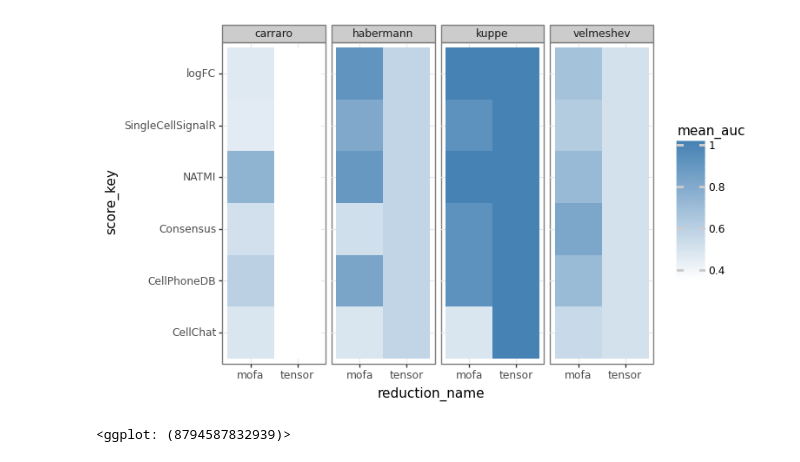
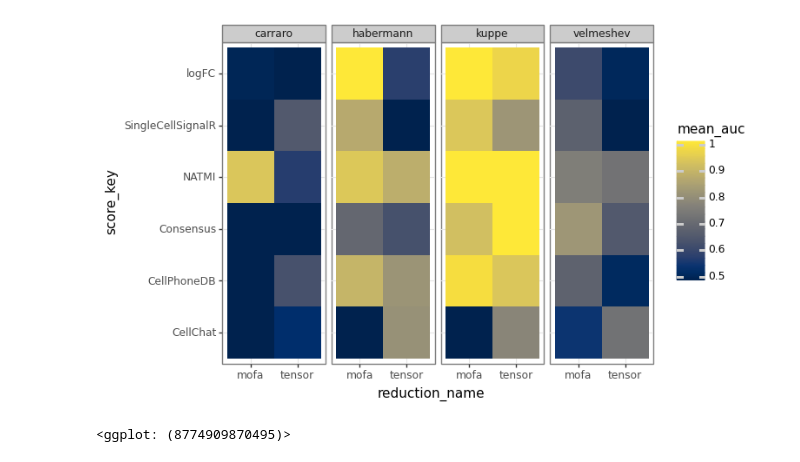
Before and after one commit to saezlab/lianaplus_manuscript, a Jupyter notebook: notebooks/classification/2.PlotOutput.ipynb, the cells around one changed output. Cells and saved outputs as stored; diff of their text form; code cells hidden in the pictures.

```diff
--- a/notebooks/classification/2.PlotOutput.ipynb
+++ b/notebooks/classification/2.PlotOutput.ipynb
@@ -57,9 +57,9 @@ p9.ggplot(results, p9.aes(x='reduction_name', y='mean_auc', fill='score_key')) +
 # %%
 ## mosaic plot
 p9.ggplot(results, p9.aes(x='reduction_name', y='score_key', fill='mean_auc')) + \
     p9.geom_tile() + \
         p9.theme_bw() + p9.facet_grid(' ~ dataset') + \
-            p9.scale_fill_gradient(low='white', high='steelblue')
+            p9.scale_fill_cmap(limits=(0.5, 1), cmap_name='cividis')
 # %% [output]
-[figure, old version]
+[figure, new version]
-<ggplot: (8794587832939)>
+<ggplot: (8774909870495)>
```
Also changed, not shown: parts of 3 cells of this notebook, 2 other files.
